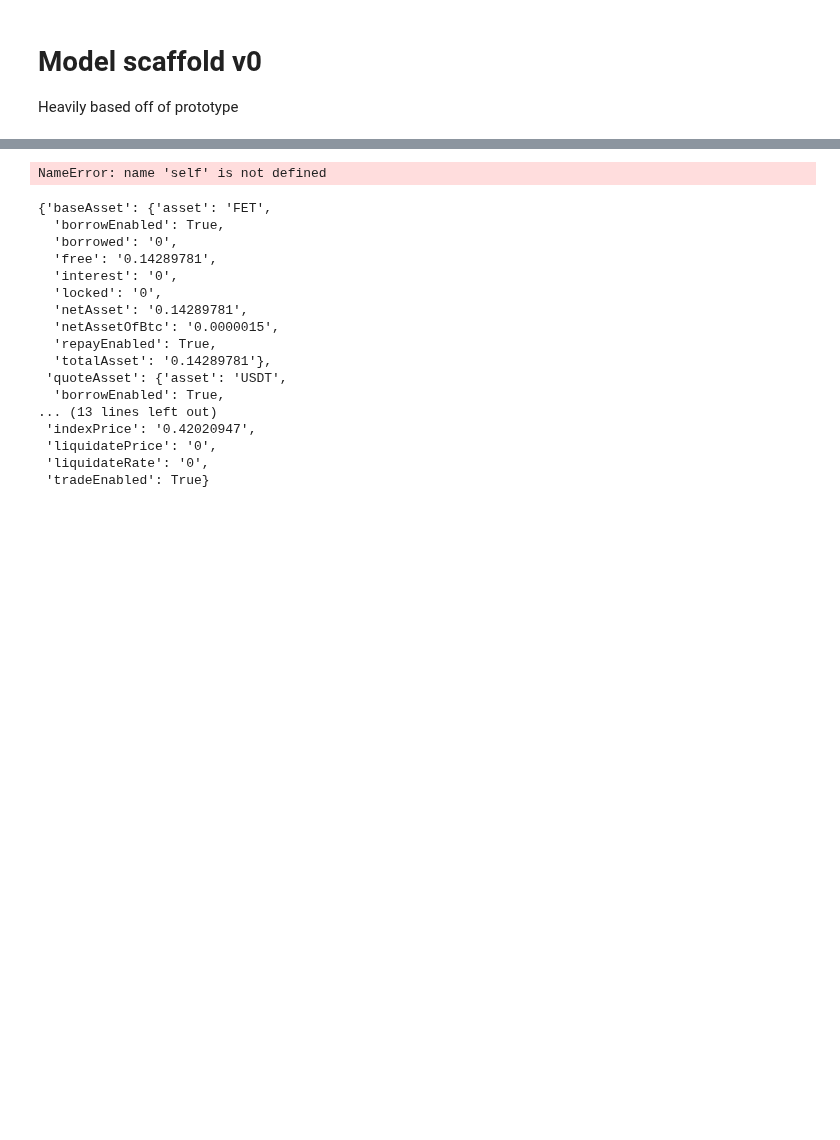
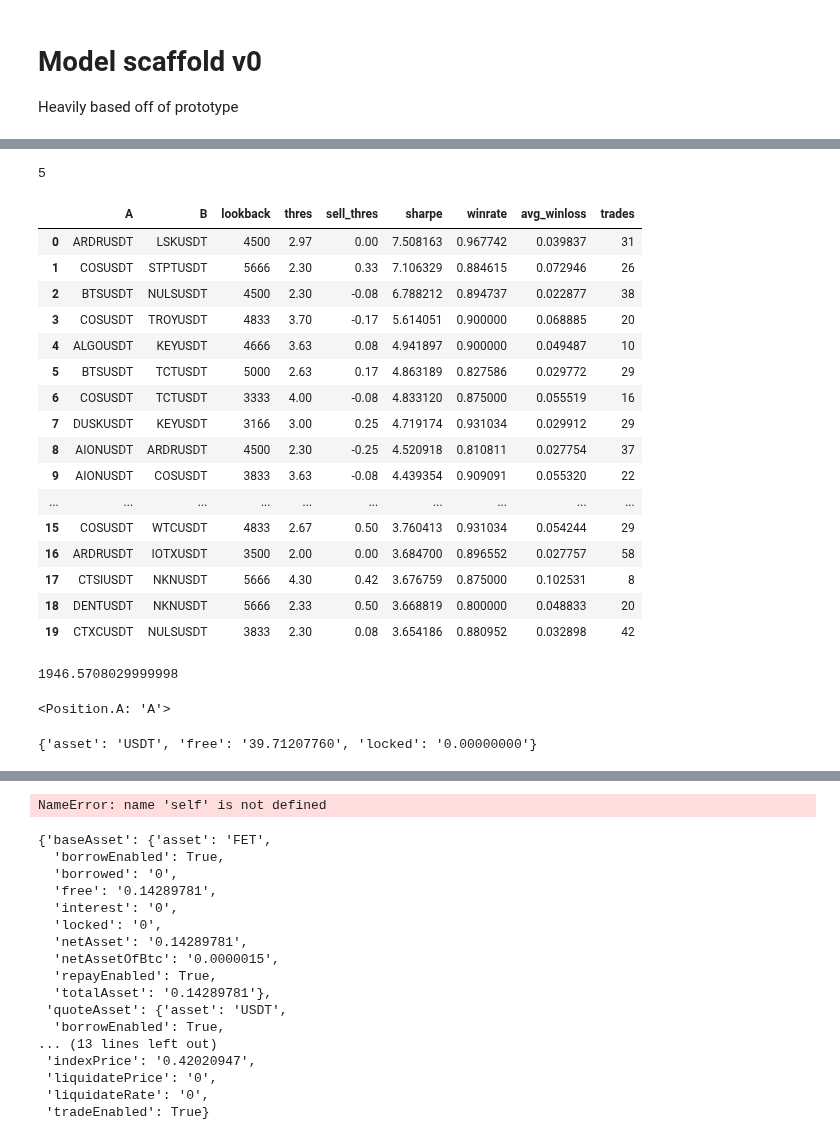
Before and after one commit to sunnymnie/crypto-printer, a Jupyter notebook: model/model-scaffold-v0.ipynb, the cells around one changed output, grey strips where cells are left out. Cells and saved outputs as stored; diff of their text form; code cells hidden in the pictures; blank space fills up the shorter version.

Commit message:
add implementation for trader and fix logical bugs in model

```diff
--- a/model/model-scaffold-v0.ipynb
+++ b/model/model-scaffold-v0.ipynb
@@ -27,0 +43,32 @@ mode = 2
+# %%
+a
+# %% [output]
+5
+# %%
+pd.read_csv("../data/generated/pair-results-all.csv")[:20]
+# %% [output]
+|  | A | B | lookback | thres | sell_thres | sharpe | winrate | avg_winloss | trades |
+| 0 | ARDRUSDT | LSKUSDT | 4500 | 2.97 | 0.00 | 7.508163 | 0.967742 | 0.039837 | 31 |
+| 1 | COSUSDT | STPTUSDT | 5666 | 2.30 | 0.33 | 7.106329 | 0.884615 | 0.072946 | 26 |
+| 2 | BTSUSDT | NULSUSDT | 4500 | 2.30 | -0.08 | 6.788212 | 0.894737 | 0.022877 | 38 |
+| 3 | COSUSDT | TROYUSDT | 4833 | 3.70 | -0.17 | 5.614051 | 0.900000 | 0.068885 | 20 |
+| 4 | ALGOUSDT | KEYUSDT | 4666 | 3.63 | 0.08 | 4.941897 | 0.900000 | 0.049487 | 10 |
+| 5 | BTSUSDT | TCTUSDT | 5000 | 2.63 | 0.17 | 4.863189 | 0.827586 | 0.029772 | 29 |
+| 6 | COSUSDT | TCTUSDT | 3333 | 4.00 | -0.08 | 4.833120 | 0.875000 | 0.055519 | 16 |
+| 7 | DUSKUSDT | KEYUSDT | 3166 | 3.00 | 0.25 | 4.719174 | 0.931034 | 0.029912 | 29 |
+| 8 | AIONUSDT | ARDRUSDT | 4500 | 2.30 | -0.25 | 4.520918 | 0.810811 | 0.027754 | 37 |
+| 9 | AIONUSDT | COSUSDT | 3833 | 3.63 | -0.08 | 4.439354 | 0.909091 | 0.055320 | 22 |
+| ... | ... | ... | ... | ... | ... | ... | ... | ... | ... |
+| 15 | COSUSDT | WTCUSDT | 4833 | 2.67 | 0.50 | 3.760413 | 0.931034 | 0.054244 | 29 |
+| 16 | ARDRUSDT | IOTXUSDT | 3500 | 2.00 | 0.00 | 3.684700 | 0.896552 | 0.027757 | 58 |
+| 17 | CTSIUSDT | NKNUSDT | 5666 | 4.30 | 0.42 | 3.676759 | 0.875000 | 0.102531 | 8 |
+| 18 | DENTUSDT | NKNUSDT | 5666 | 2.33 | 0.50 | 3.668819 | 0.800000 | 0.048833 | 20 |
+| 19 | CTXCUSDT | NULSUSDT | 3833 | 2.30 | 0.08 | 3.654186 | 0.880952 | 0.032898 | 42 |
+# %%
+bh.get_order_book(client, "IOTXUSDT", 0.1, True, True)
+# %% [output]
+1946.5708029999998
+# %%
+p.
+# %% [output]
+<Position.A: 'A'>
@@ -27,0 +78,4 @@ mode = 2
+# %%
+client.get_asset_balance(asset='USDT')
+# %% [output]
+{'asset': 'USDT', 'free': '39.71207760', 'locked': '0.00000000'}
```
Also changed, not shown: parts of 7 cells of this notebook, 4 other files.
